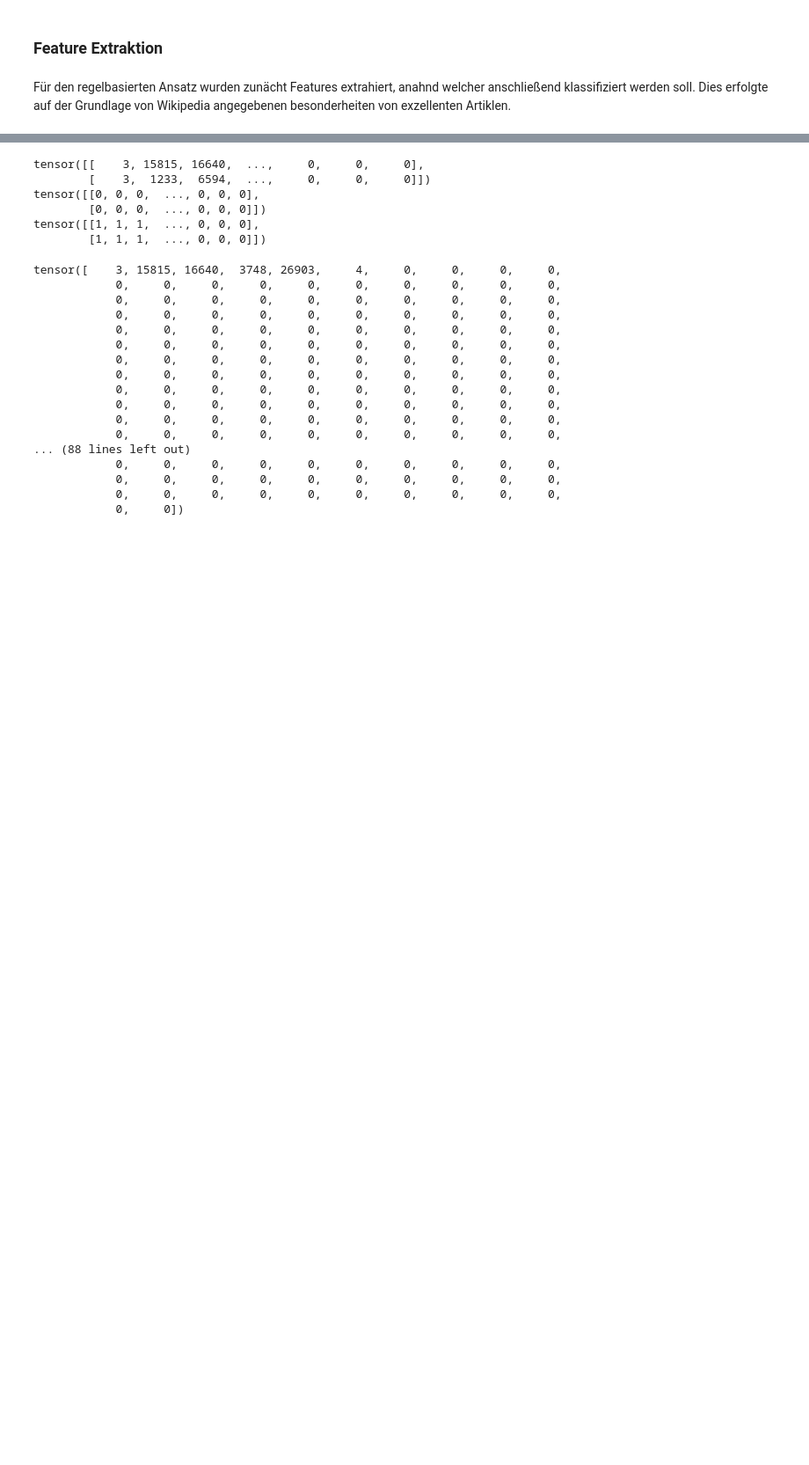
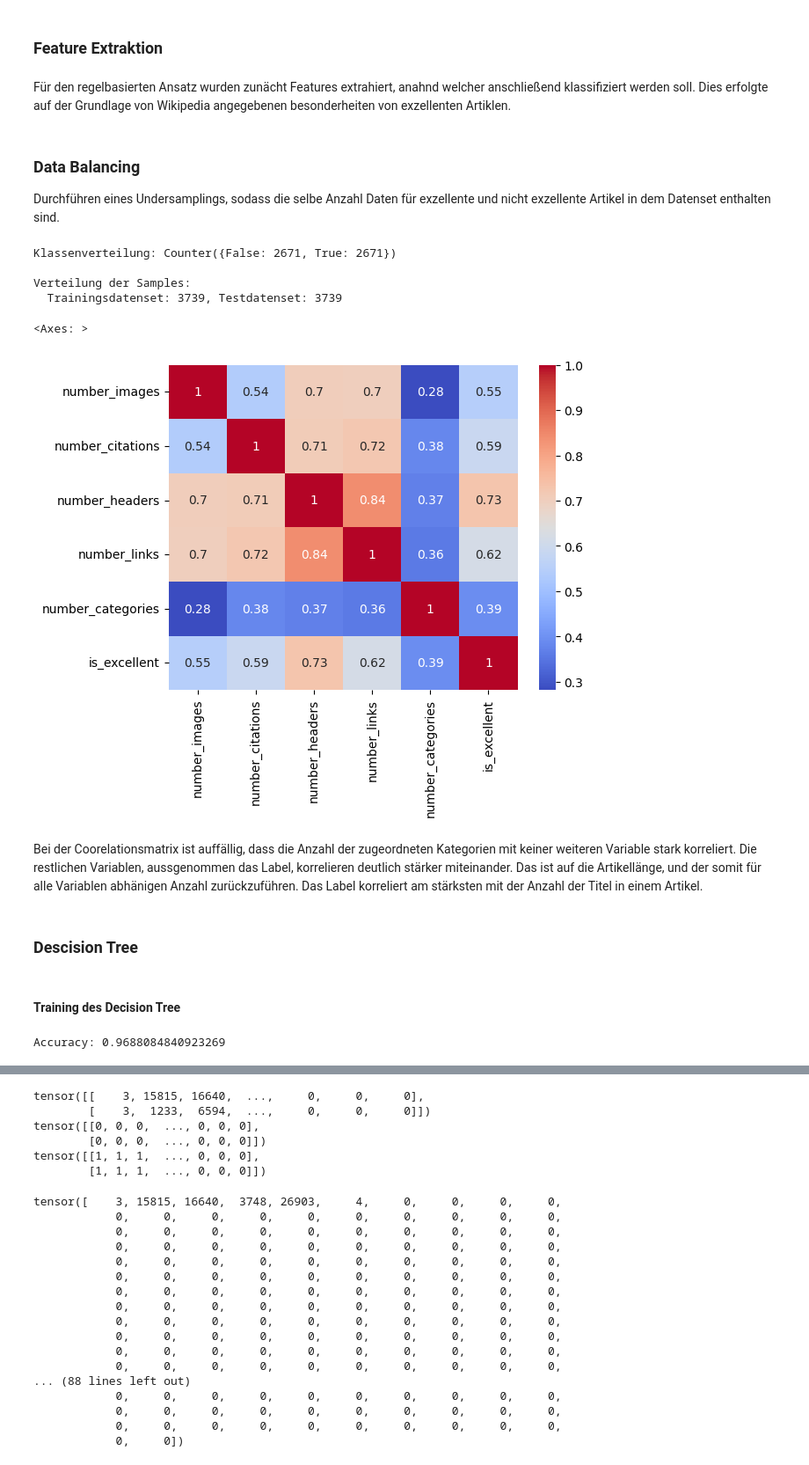
Before and after one commit to sobu02/Forschungsseminar, a Jupyter notebook: classification.ipynb, the cells around one changed output, grey strips where cells are left out. Shown: that part at 88% size. Cells and saved outputs as stored; diff of their text form; code cells hidden in the pictures; blank space fills up the shorter version.

Commit message:
add: decision tree

```diff
--- a/classification.ipynb
+++ b/classification.ipynb
@@ -4,0 +34,3 @@
+# %%
+# static var
+CSV_FILE = "./articles_meta_backup.csv"
@@ -19,3 +56,46 @@ Dies erfolgte auf der Grundlage von Wikipedia angegebenen besonderheiten von exz
 
 # get number of citations
 # calculated in the data preprocessing for better performance
+# %% [markdown]
+### Data Balancing
+Durchführen eines Undersamplings, sodass die selbe Anzahl Daten für exzellente und nicht exzellente Artikel in dem Datenset enthalten sind.
+# %%
+original_meta_data = pd.read_csv(CSV_FILE, header=0, index_col=0)
+X = original_meta_data.drop(['is_excellent'], axis=1)
+Y = original_meta_data['is_excellent']
+
+rus = RandomUnderSampler(random_state=42)
+X, Y = rus.fit_resample(X, Y)
+print('Klassenverteilung: %s \n' % Counter(Y))
+
+X_train, X_test, Y_train, Y_test = train_test_split(X,Y, test_size=0.3, random_state=42)
+print('Verteilung der Samples:')
+print('  Trainingsdatenset: %s, Testdatenset: %s' % (len(Y_train), len(X_train)))
+# %% [output]
+Klassenverteilung: Counter({False: 2671, True: 2671})
+
+Verteilung der Samples:
+  Trainingsdatenset: 3739, Testdatenset: 3739
+# %%
+#fig, (ax1, ax2) = plt.subplots(1, 1)
+df_undersample = pd.concat([X,Y], axis=1)
+sns.heatmap(df_undersample.corr(), annot=True, cmap='coolwarm')
+# %% [output]
+<Axes: >
+[figure, added]
+# %% [markdown]
+Bei der Coorelationsmatrix ist auffällig, dass die Anzahl der zugeordneten Kategorien mit keiner weiteren Variable stark korreliert. Die restlichen Variablen, aussgenommen das Label, korrelieren deutlich stärker miteinander. Das ist auf die Artikellänge, und der somit für alle Variablen abhänigen Anzahl zurückzuführen.
+Das Label korreliert am stärksten mit der Anzahl der Titel in einem Artikel.
+# %% [markdown]
+### Descision Tree
+# %% [markdown]
+#### Training des Decision Tree
+# %%
+decision_tree = tree.DecisionTreeClassifier(max_depth=5)
+decision_tree = decision_tree.fit(X_train,Y_train)
+
+y_pred = decision_tree.predict(X_test)
+# Model Accuracy, how often is the classifier correct?
+print("Accuracy:",metrics.accuracy_score(Y_test, y_pred))
+# %% [output]
+Accuracy: 0.9688084840923269
```
Also changed, not shown: parts of 16 cells of this notebook, 3 other files.
